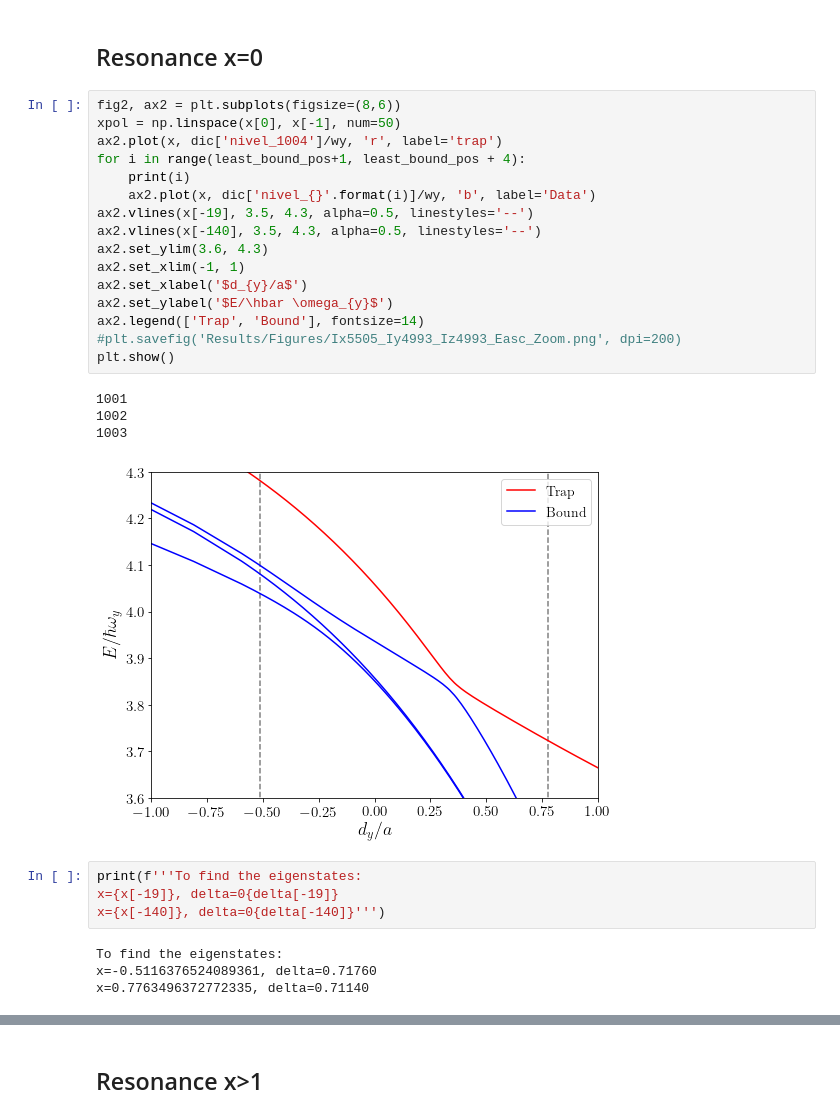
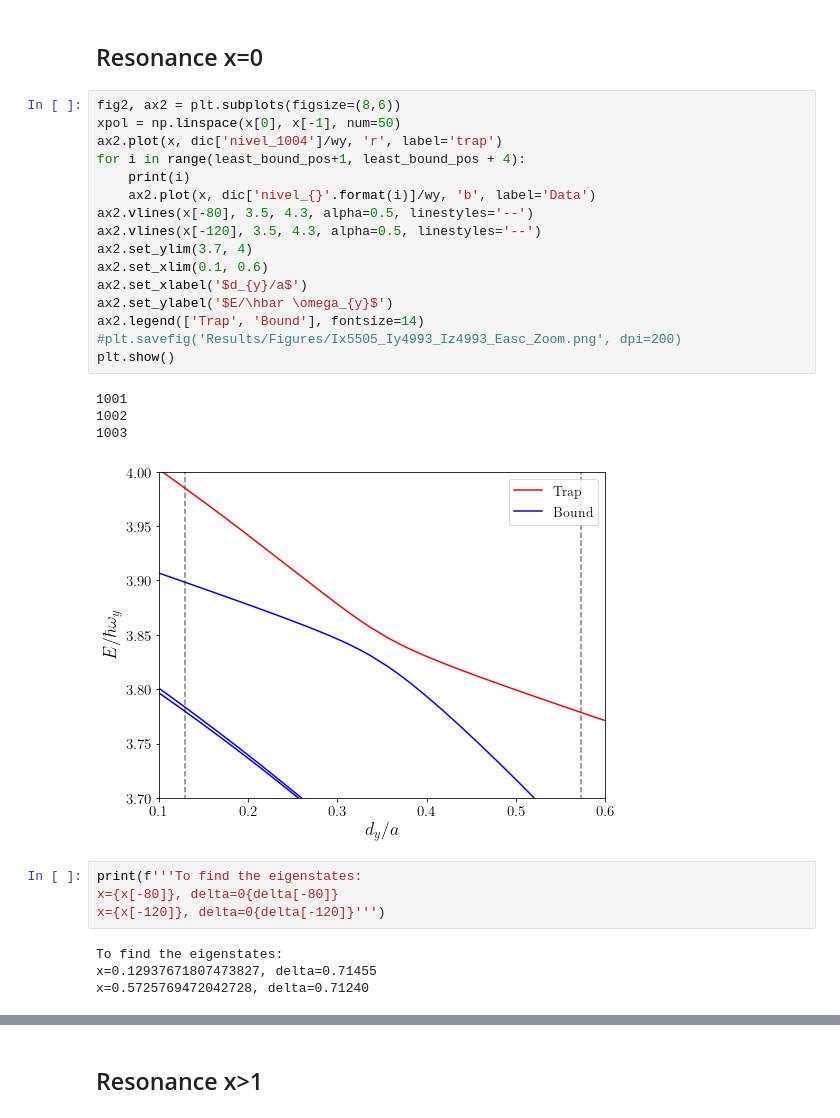
Before and after one commit to TsspGit/Ultracold_Atoms_src, a Jupyter notebook: Analysis/q3d/Energies_Analysis_6042_4993_4993.ipynb, the cells around one changed output, grey strips where cells are left out. Drawn from its saved outputs; the diff is of its cells as text.

```diff
--- a/Analysis/q3d/Energies_Analysis_6042_4993_4993.ipynb
+++ b/Analysis/q3d/Energies_Analysis_6042_4993_4993.ipynb
@@ -95,29 +95,29 @@ plt.show()
 # %%
 fig2, ax2 = plt.subplots(figsize=(8,6))
 xpol = np.linspace(x[0], x[-1], num=50)
 ax2.plot(x, dic['nivel_1004']/wy, 'r', label='trap')
 for i in range(least_bound_pos+1, least_bound_pos + 4):
     print(i)
     ax2.plot(x, dic['nivel_{}'.format(i)]/wy, 'b', label='Data')
-ax2.vlines(x[-19], 3.5, 4.3, alpha=0.5, linestyles='--')
-ax2.vlines(x[-140], 3.5, 4.3, alpha=0.5, linestyles='--')
-ax2.set_ylim(3.6, 4.3)
-ax2.set_xlim(-1, 1)
+ax2.vlines(x[-80], 3.5, 4.3, alpha=0.5, linestyles='--')
+ax2.vlines(x[-120], 3.5, 4.3, alpha=0.5, linestyles='--')
+ax2.set_ylim(3.7, 4)
+ax2.set_xlim(0.1, 0.6)
 ax2.set_xlabel('$d_{y}/a$')
 ax2.set_ylabel('$E/\hbar \omega_{y}$')
 ax2.legend(['Trap', 'Bound'], fontsize=14)
 #plt.savefig('Results/Figures/Ix5505_Iy4993_Iz4993_Easc_Zoom.png', dpi=200)
 plt.show()
 # %% [output]
 1001
 1002
 1003
-[figure, old version]
+[figure, new version]
 # %%
 print(f'''To find the eigenstates:
-x={x[-19]}, delta=0{delta[-19]}
-x={x[-140]}, delta=0{delta[-140]}''')
+x={x[-80]}, delta=0{delta[-80]}
+x={x[-120]}, delta=0{delta[-120]}''')
 # %% [output]
 To find the eigenstates:
-x=-0.5116376524089361, delta=0.71760
-x=0.7763496372772335, delta=0.71140
+x=0.12937671807473827, delta=0.71455
+x=0.5725769472042728, delta=0.71240
```
Also changed, not shown: parts of 9 cells of this notebook, 22 other files.
